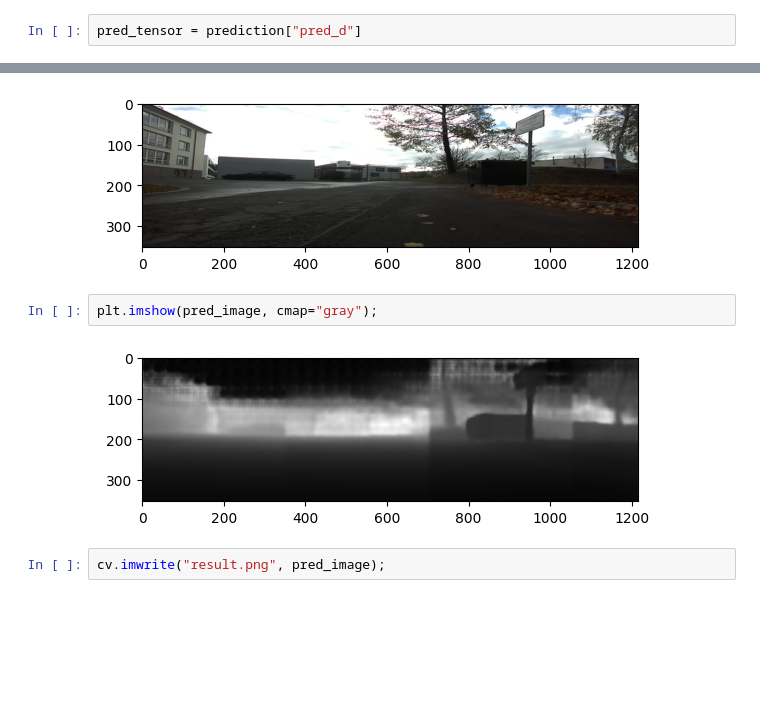
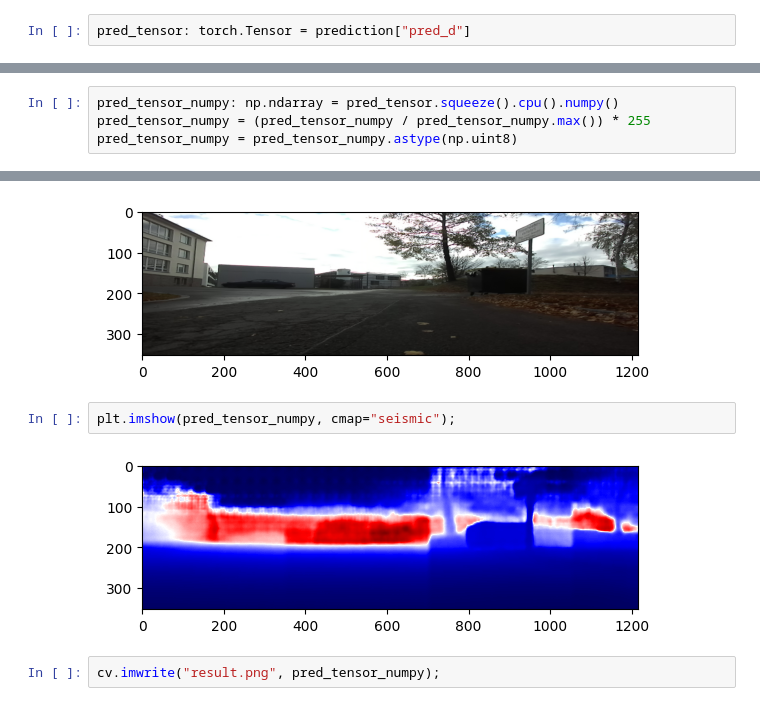
Before and after one commit to Nummer42O/Projekt_BCV, a Jupyter notebook: monocular_depth_estimation/mde.ipynb, the cells around one changed output, grey strips where cells are left out. Drawn from its saved outputs; the diff is of its cells as text; blank space fills up the shorter version.

```diff
--- a/monocular_depth_estimation/mde.ipynb
+++ b/monocular_depth_estimation/mde.ipynb
@@ -98,7 +105,7 @@ img_tensor = img_tensor[None, :, :, :]
 with torch.no_grad():
     prediction = model(img_tensor);
 # %%
-pred_tensor = prediction["pred_d"]
+pred_tensor: torch.Tensor = prediction["pred_d"]
 # %%
 print(tuple(pred_tensor.shape[2:]), cropped_img.shape[:2], sep='\n')
 # %% [output]
@@ -110 +114,5 @@ pred_image = pred_image.squeeze();
+# %%
+pred_tensor_numpy: np.ndarray = pred_tensor.squeeze().cpu().numpy()
+pred_tensor_numpy = (pred_tensor_numpy / pred_tensor_numpy.max()) * 255
+pred_tensor_numpy = pred_tensor_numpy.astype(np.uint8)
 # %%
@@ -116,8 +124,8 @@ plt.imshow(cropped_img);
 # %% [output]
 [figure]
 # %%
-plt.imshow(pred_image, cmap="gray");
+plt.imshow(pred_tensor_numpy, cmap="seismic");
 # %% [output]
-[figure, old version]
+[figure, new version]
 # %%
-cv.imwrite("result.png", pred_image);
+cv.imwrite("result.png", pred_tensor_numpy);
```
Also changed, not shown: parts of 3 cells of this notebook, 1 other file.
